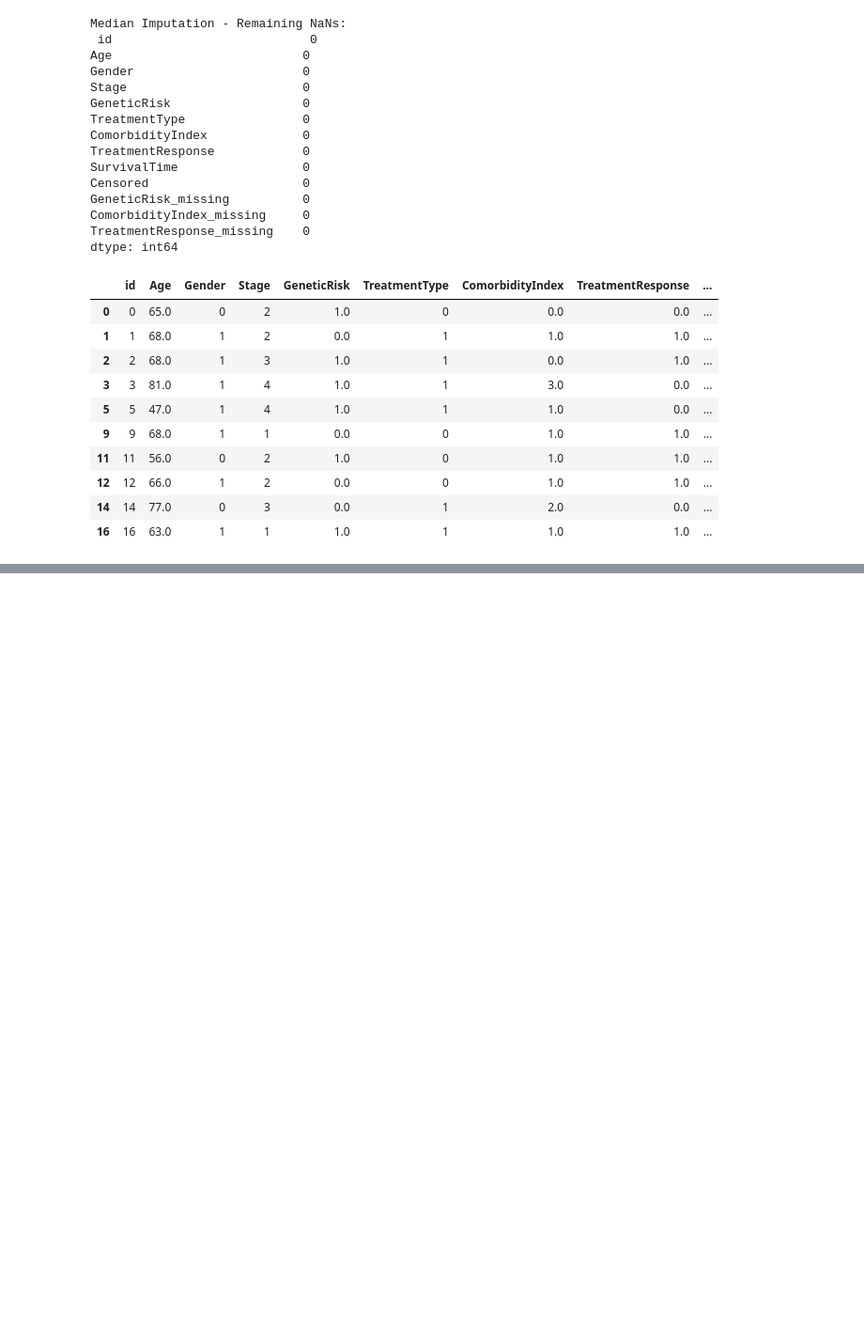
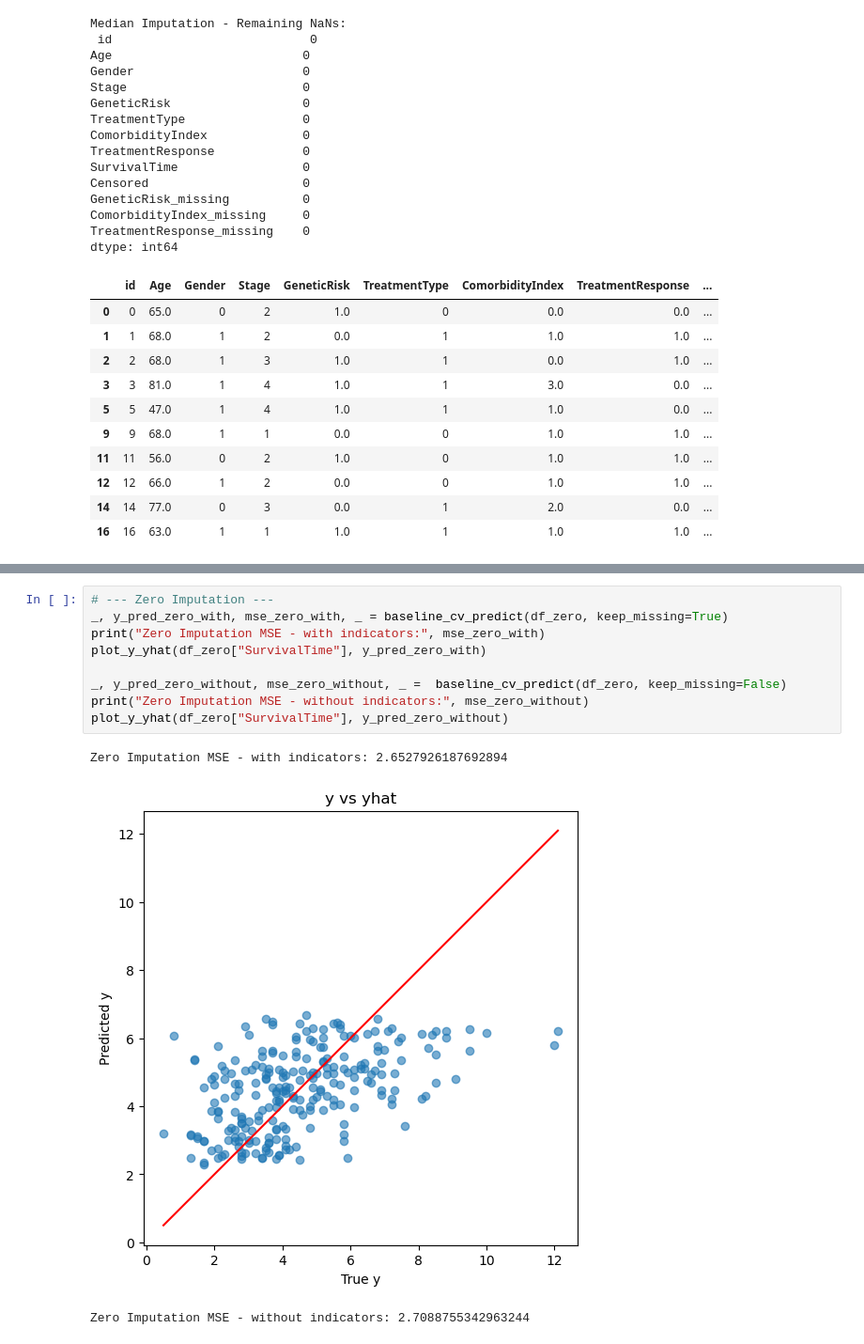
Before and after one commit to PLONTZNathan/MachineLearning_Assignment2, a Jupyter notebook: src/task3.ipynb, the cells around one changed output, grey strips where cells are left out. Shown at 94% size. Cells and saved outputs as stored; diff of their text form; blank space fills up the shorter version.

```diff
--- a/src/task3.ipynb
+++ b/src/task3.ipynb
@@ -466,0 +571,13 @@ df_indicator_only_without = manage_indicator_columns(df_indicator_only, keep_ind
+# %%
+# --- Zero Imputation ---
+_, y_pred_zero_with, mse_zero_with, _ = baseline_cv_predict(df_zero, keep_missing=True)
+print("Zero Imputation MSE - with indicators:", mse_zero_with)
+plot_y_yhat(df_zero["SurvivalTime"], y_pred_zero_with)
+
+_, y_pred_zero_without, mse_zero_without, _ =  baseline_cv_predict(df_zero, keep_missing=False)
+print("Zero Imputation MSE - without indicators:", mse_zero_without)
+plot_y_yhat(df_zero["SurvivalTime"], y_pred_zero_without)
+# %% [output]
+Zero Imputation MSE - with indicators: 2.6527926187692894
+[figure, added]
+Zero Imputation MSE - without indicators: 2.7088755342963244
```
Also changed, not shown: parts of 24 cells of this notebook, 11 other files.
